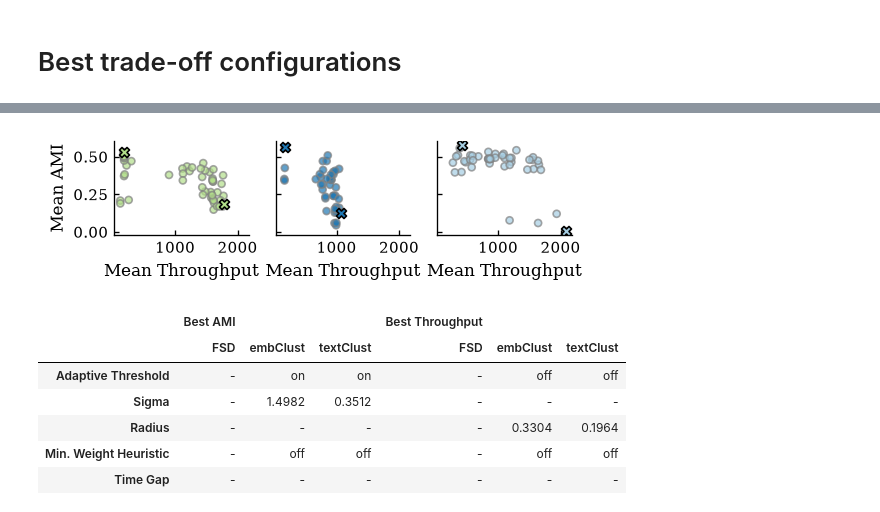
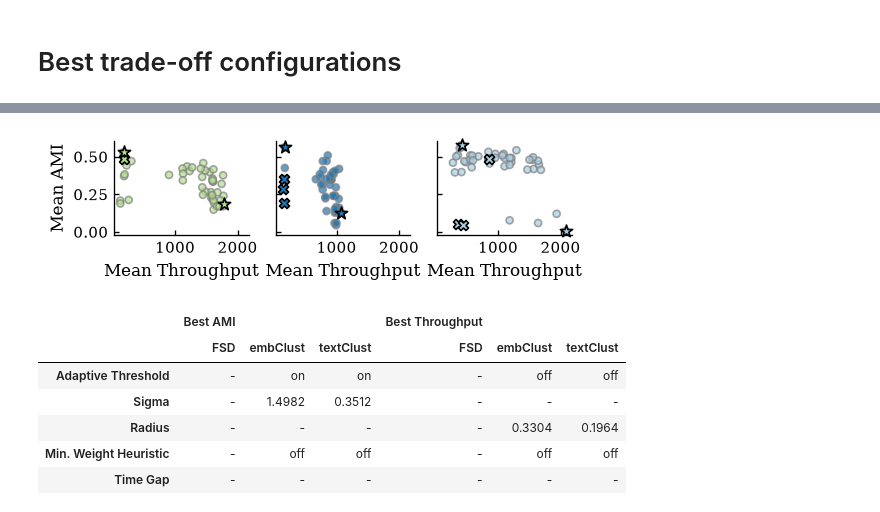
Before and after one commit to lea11100/textClust_hpo, a Jupyter notebook: smac_hpo/evaluation/config_analysis.ipynb, the cells around one changed output, grey strips where cells are left out. Drawn from its saved outputs; the diff is of its cells as text; code cells hidden in the pictures.

```diff
--- a/smac_hpo/evaluation/config_analysis.ipynb
+++ b/smac_hpo/evaluation/config_analysis.ipynb
@@ -472,7 +472,7 @@ assert full_opt_results_df["dataset"].isin(OLD_DATASETS).any(), "Error: No old d
 assert full_opt_results_df["dataset"].isin(NEW_DATASETS).any(), "Error: No new datasets found in the results. Please check the dataset names."
 # %%
 config_performance = full_opt_results_df[(full_opt_results_df["config_source"] == "full") & full_opt_results_df["dataset"].isin(NEW_DATASETS)].copy()
-
+default_performance = full_opt_results_df[(full_opt_results_df["config_source"] == "default") & full_opt_results_df["dataset"].isin(NEW_DATASETS)].copy()
 # for _, group in config_performance.groupby(["dataset"]):
 #     config_performance.loc[group.index, ["avg_throughput", "adj_mutual_info_final"]] = normalize(group, columns=["avg_throughput", "adj_mutual_info_final"], use_log=[True, False])[["avg_throughput", "adj_mutual_info_final"]].values
 
@@ -488,5 +488,17 @@ config_performance = (
     .reset_index()
 )
 
+default_performance = (
+    default_performance
+    .groupby(["config_id", "algorithm"])[HYPERPARAMETERS_FLATTENED + ["adj_mutual_info_final", "avg_throughput"]]
+    .agg(
+    {
+        **{param: "first" for param in HYPERPARAMETERS_FLATTENED},
+        "adj_mutual_info_final": "mean",
+        "avg_throughput": "mean",
+    })
+    .reset_index()
+)
+
 display(config_performance)
 # %% [output]
@@ -530,16 +542,29 @@ def draw_panel(data, **kwargs):
     best_ami = df_best_ami.loc[df_best_ami["algorithm"] == alg, ["adj_mutual_info_final", "avg_throughput"]]
     best_tp = df_best_tp.loc[df_best_tp["algorithm"] == alg, ["adj_mutual_info_final", "avg_throughput"]]
 
+    default = default_performance[default_performance["algorithm"] == alg]
+
     color = COLORS[alg]
     sns.scatterplot(data, x="avg_throughput", y="adj_mutual_info_final",
                     size=1,facecolor=color, linewidth=1, edgecolor="grey", alpha=0.7, ax=ax)
+
+    plt.scatter(
+        y=default["adj_mutual_info_final"],
+        x=default["avg_throughput"],
+        color=color,
+        edgecolors="black",
+        zorder=3,
+        marker="X"
+    )
     plt.scatter(
         y=best_ami["adj_mutual_info_final"],
         x=best_ami["avg_throughput"],
         color=color,
         edgecolors="black",
         zorder=3,
-        marker="X"
+        marker="*",
+        s=60,
+        clip_on=False,
     )
     plt.scatter(
         y=best_tp["adj_mutual_info_final"],
@@ -547,7 +572,9 @@ def draw_panel(data, **kwargs):
         color=color,
         edgecolors="black",
         zorder=3,
-        marker="X"
+        marker="*",
+        s=60,
+        clip_on=False,
     )
 
 
@@ -563,36 +590,48 @@ legend_handles: list[Patch | Line2D] = [
 legend_handles.append(
     Line2D(
         [],
         [],
+        marker="*",
+        linestyle="None",
+        markerfacecolor="grey",
+        markeredgecolor="black",
+        label="Selected config.",
+        markersize=8,
+    )
+)
+legend_handles.append(
+    Line2D(
+        [],
+        [],
         marker="X",
         linestyle="None",
         markerfacecolor="grey",
         markeredgecolor="black",
-        label="Selected configuration",
+        label="Default config.",
         markersize=8,
     )
 )
 legend_fig = plt.figure()
 legend_fig.legend(handles=legend_handles, loc="center", ncol=4)
 legend_fig.savefig(
     FIGURES_DIR / "config_analysis_best_tradeoff_legend.pdf",
     format="pdf",
     bbox_inches="tight",
     pad_inches=0,
 )
 plt.close(legend_fig)
 
 
 g.figure.savefig(
     FIGURES_DIR / "config_analysis_best_tradeoff.pdf",
     format="pdf",
     bbox_inches="tight",
-    pad_inches=0.1,
+    pad_inches=0.2,
 )
 
 plt.show()
 # %% [output]
-[figure, old version]
+[figure, new version]
 # %%
 df_ami = df_best_ami.copy()
 df_tp = df_best_tp.copy()
```
Also changed, not shown: parts of 7 cells of this notebook, 6 other files.
